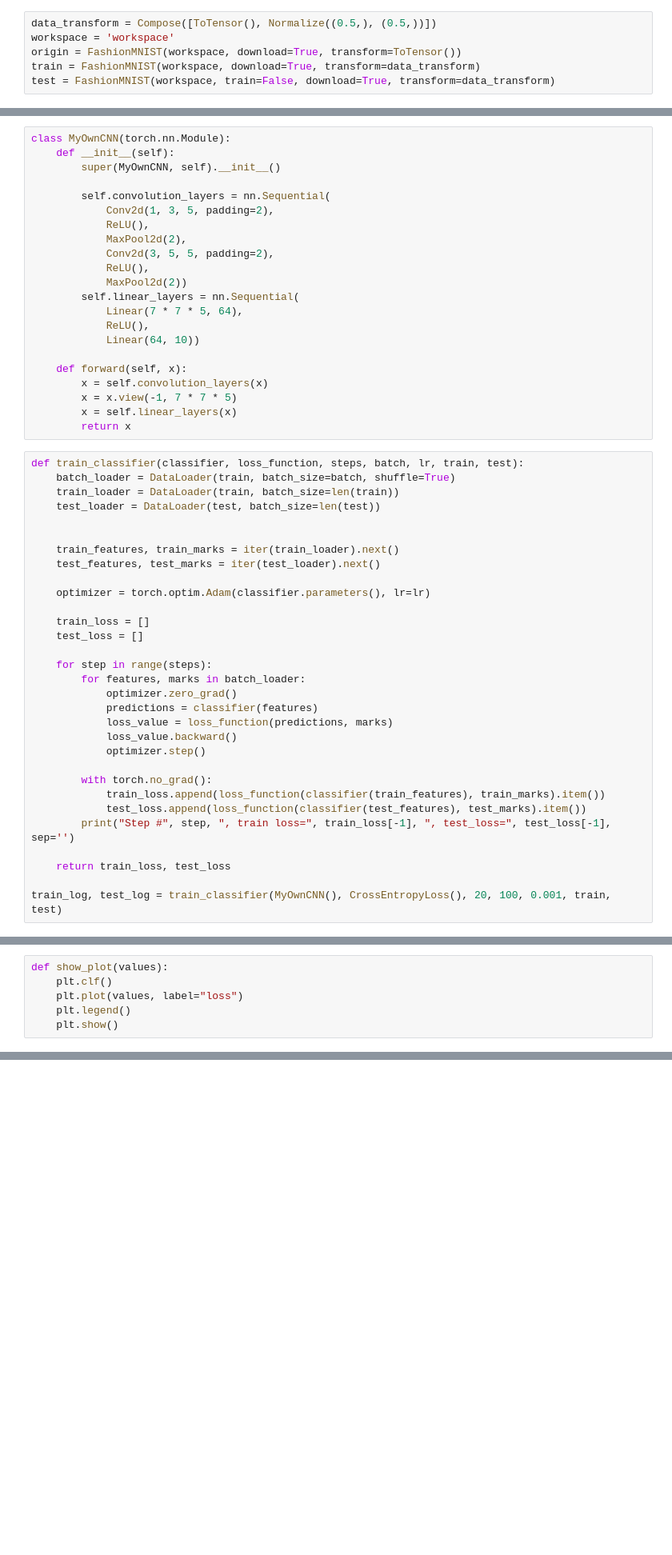
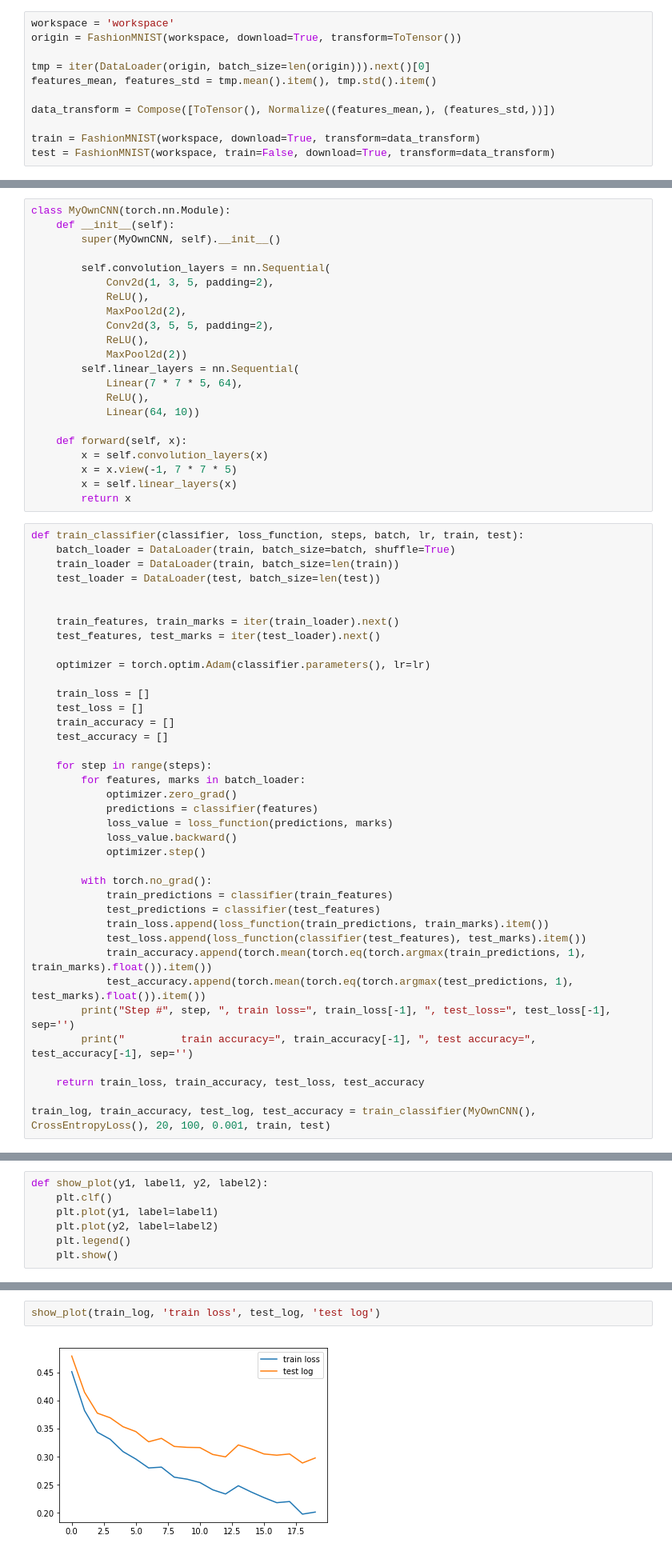
Before and after one commit to ArtyomLobanov/deep-learning-2018, a Jupyter notebook: 1/homework/task_2.ipynb, the cells around one changed output, grey strips where cells are left out. Shown at 80% size. Drawn from its saved outputs; the diff is of its cells as text; blank space fills up the shorter version.

```diff
--- a/1/homework/task_2.ipynb
+++ b/1/homework/task_2.ipynb
@@ -48,9 +48,14 @@ from torch.nn import Module, ReLU, MaxPool2d, Conv2d, Linear, CrossEntropyLoss
 torch.manual_seed(566)
 random.seed(566)
 # %%
-data_transform = Compose([ToTensor(), Normalize((0.5,), (0.5,))])
 workspace = 'workspace'
 origin = FashionMNIST(workspace, download=True, transform=ToTensor())
+
+tmp = iter(DataLoader(origin, batch_size=len(origin))).next()[0]
+features_mean, features_std = tmp.mean().item(), tmp.std().item()
+
+data_transform = Compose([ToTensor(), Normalize((features_mean,), (features_std,))])
+
 train = FashionMNIST(workspace, download=True, transform=data_transform)
 test = FashionMNIST(workspace, train=False, download=True, transform=data_transform)
 # %%
@@ -110,6 +115,8 @@ def train_classifier(classifier, loss_function, steps, batch, lr, train, test):
 
     train_loss = []
     test_loss = []
+    train_accuracy = []
+    test_accuracy = []
 
     for step in range(steps):
         for features, marks in batch_loader:
@@ -120,11 +127,16 @@ def train_classifier(classifier, loss_function, steps, batch, lr, train, test):
             optimizer.step()
 
         with torch.no_grad():
-            train_loss.append(loss_function(classifier(train_features), train_marks).item())
+            train_predictions = classifier(train_features)
+            test_predictions = classifier(test_features)
+            train_loss.append(loss_function(train_predictions, train_marks).item())
             test_loss.append(loss_function(classifier(test_features), test_marks).item())
+            train_accuracy.append(torch.mean(torch.eq(torch.argmax(train_predictions, 1), train_marks).float()).item())
+            test_accuracy.append(torch.mean(torch.eq(torch.argmax(test_predictions, 1), test_marks).float()).item())
         print("Step #", step, ", train loss=", train_loss[-1], ", test_loss=", test_loss[-1], sep='')
+        print("         train accuracy=", train_accuracy[-1], ", test accuracy=", test_accuracy[-1], sep='')
 
-    return train_loss, test_loss
+    return train_loss, train_accuracy, test_loss, test_accuracy
 
-train_log, test_log = train_classifier(MyOwnCNN(), CrossEntropyLoss(), 20, 100, 0.001, train, test)
+train_log, train_accuracy, test_log, test_accuracy = train_classifier(MyOwnCNN(), CrossEntropyLoss(), 20, 100, 0.001, train, test)
 # %% [output]
@@ -151,7 +160,8 @@ Step #19, train loss=0.23374849557876587, test_loss=0.30691346526145935
 # %%
-def show_plot(values):
+def show_plot(y1, label1, y2, label2):
     plt.clf()
-    plt.plot(values, label="loss")
+    plt.plot(y1, label=label1)
+    plt.plot(y2, label=label2)
     plt.legend()
     plt.show()
 # %% [markdown]
@@ -168,0 +169,4 @@ show_plot(test_log)
+# %%
+show_plot(train_log, 'train loss', test_log, 'test log')
+# %% [output]
+[figure, added]
```
Also changed, not shown: parts of 7 cells of this notebook.
